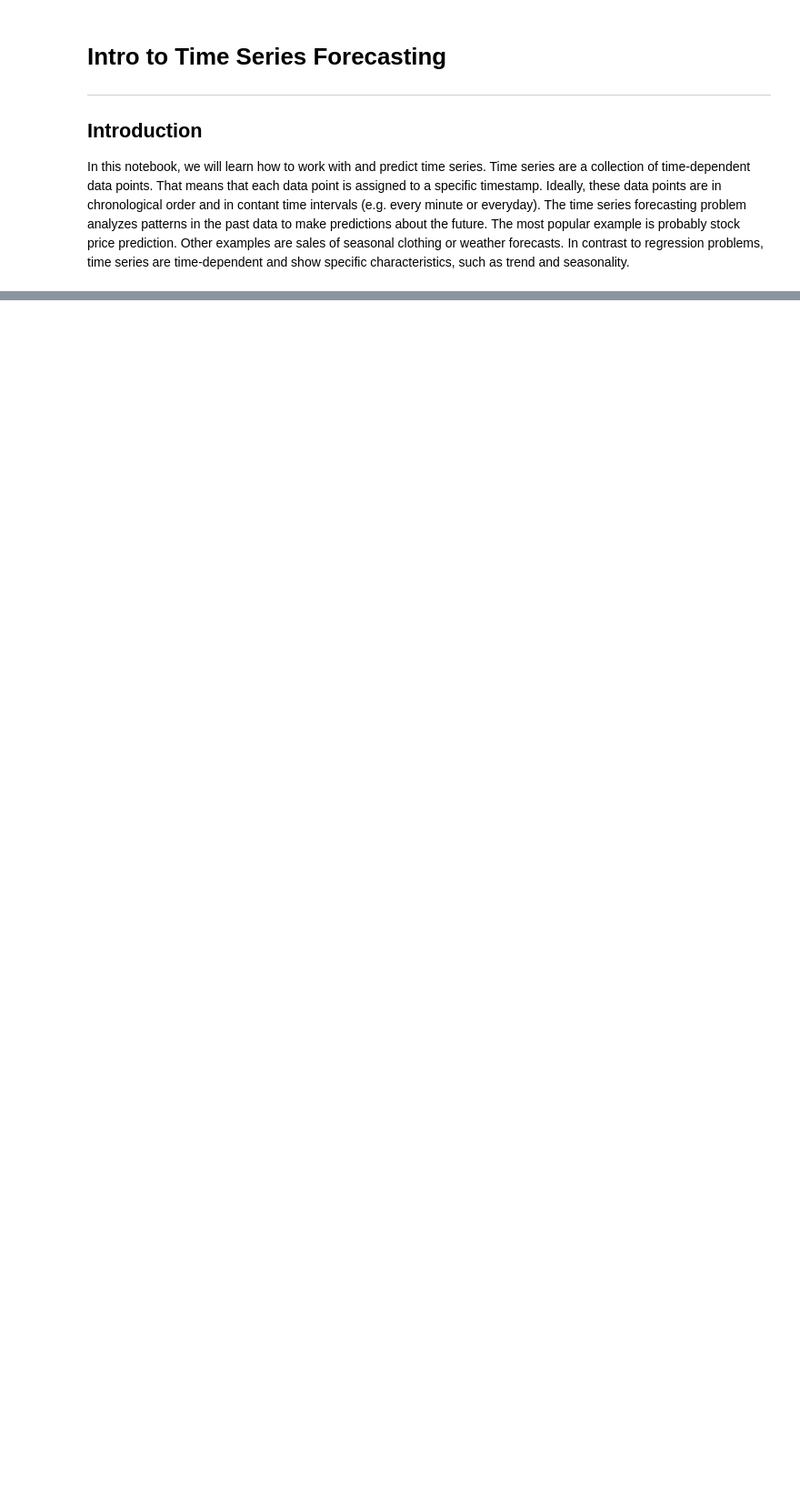
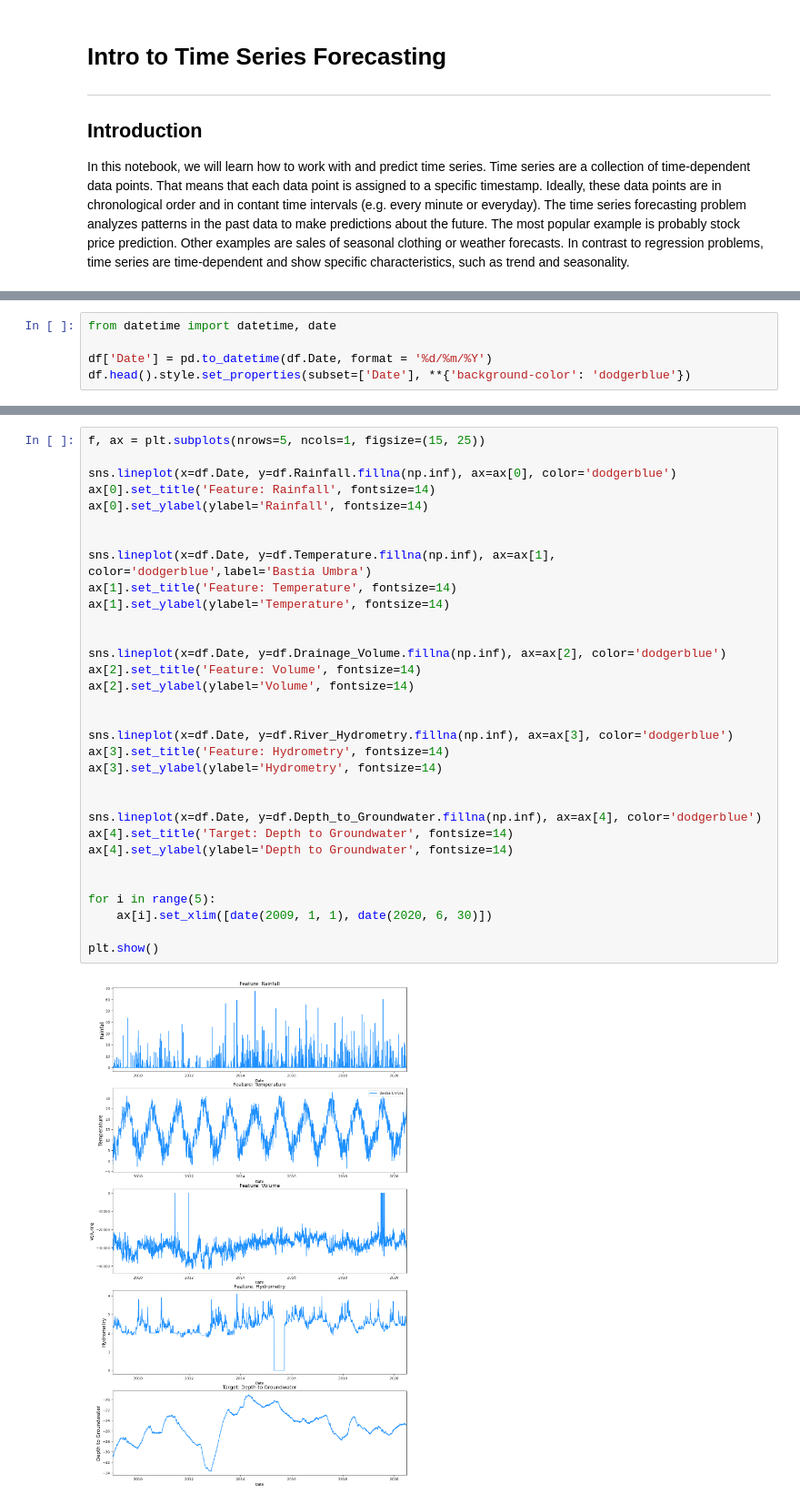
Before and after one commit to sulaiman-shamasna/Introduction-to-Time-series-Forecasting, a Jupyter notebook: notebook_one.ipynb, the cells around one changed output, grey strips where cells are left out. Shown: that part at 91% size. Drawn from its saved outputs; the diff is of its cells as text; blank space fills up the shorter version.

```diff
--- a/notebook_one.ipynb
+++ b/notebook_one.ipynb
@@ -33,0 +115,5 @@ df.head()
+# %%
+from datetime import datetime, date
+
+df['Date'] = pd.to_datetime(df.Date, format = '%d/%m/%Y')
+df.head().style.set_properties(subset=['Date'], **{'background-color': 'dodgerblue'})
@@ -33,0 +127,34 @@ df.head()
+# %%
+f, ax = plt.subplots(nrows=5, ncols=1, figsize=(15, 25))
+
+sns.lineplot(x=df.Date, y=df.Rainfall.fillna(np.inf), ax=ax[0], color='dodgerblue')
+ax[0].set_title('Feature: Rainfall', fontsize=14)
+ax[0].set_ylabel(ylabel='Rainfall', fontsize=14)
+
+
+sns.lineplot(x=df.Date, y=df.Temperature.fillna(np.inf), ax=ax[1], color='dodgerblue',label='Bastia Umbra')
+ax[1].set_title('Feature: Temperature', fontsize=14)
+ax[1].set_ylabel(ylabel='Temperature', fontsize=14)
+
+
+sns.lineplot(x=df.Date, y=df.Drainage_Volume.fillna(np.inf), ax=ax[2], color='dodgerblue')
+ax[2].set_title('Feature: Volume', fontsize=14)
+ax[2].set_ylabel(ylabel='Volume', fontsize=14)
+
+
+sns.lineplot(x=df.Date, y=df.River_Hydrometry.fillna(np.inf), ax=ax[3], color='dodgerblue')
+ax[3].set_title('Feature: Hydrometry', fontsize=14)
+ax[3].set_ylabel(ylabel='Hydrometry', fontsize=14)
+
+
+sns.lineplot(x=df.Date, y=df.Depth_to_Groundwater.fillna(np.inf), ax=ax[4], color='dodgerblue')
+ax[4].set_title('Target: Depth to Groundwater', fontsize=14)
+ax[4].set_ylabel(ylabel='Depth to Groundwater', fontsize=14)
+
+
+for i in range(5):
+    ax[i].set_xlim([date(2009, 1, 1), date(2020, 6, 30)])
+
+plt.show()
+# %% [output]
+[figure, added]
```
Also changed, not shown: parts of 8 cells of this notebook.
